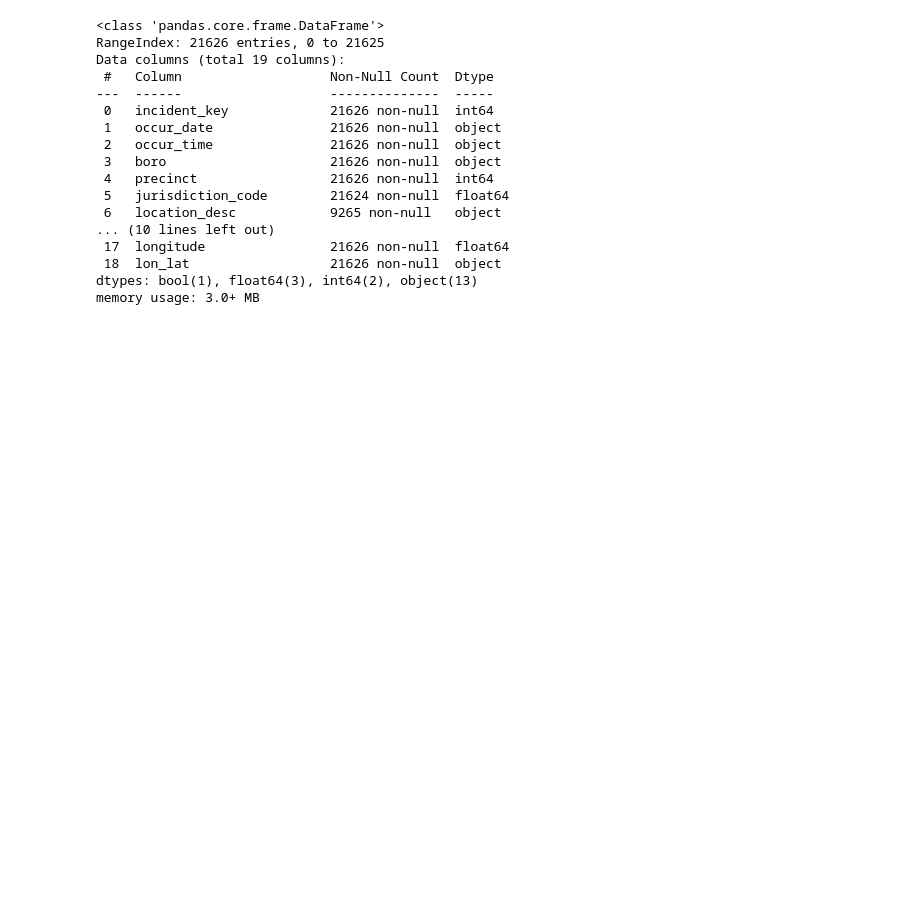
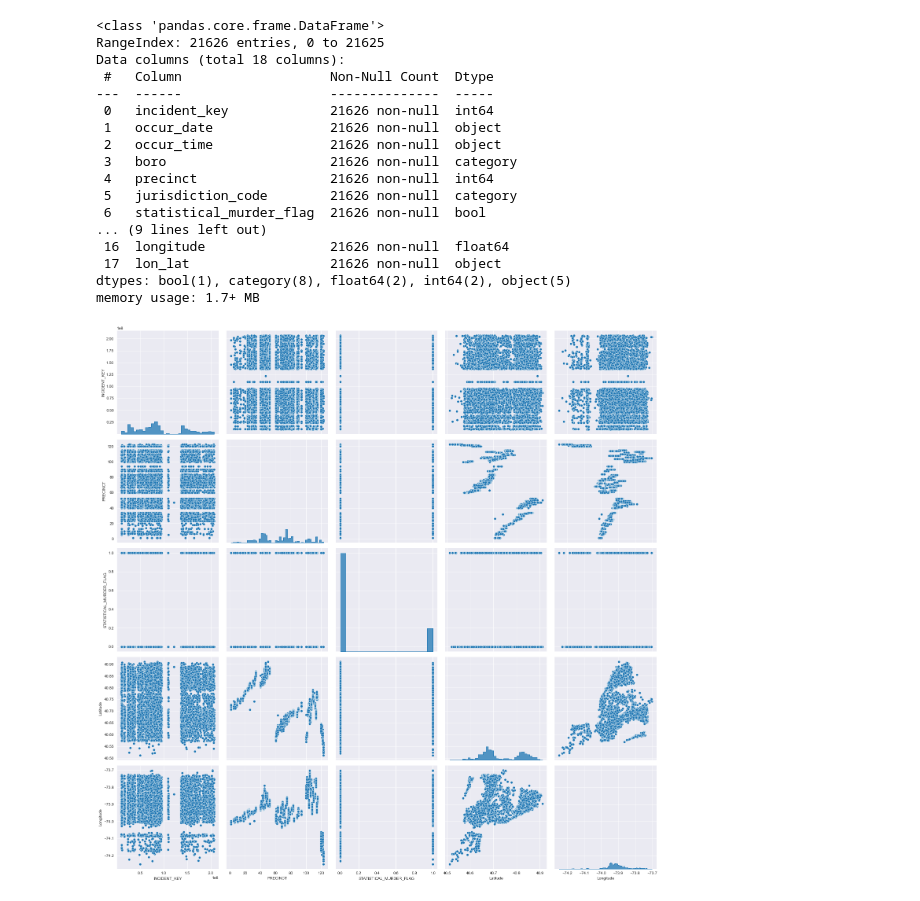
Before and after one commit to lep511/pexplorer, a Jupyter notebook: _pexplorer_test.ipynb, the cells around one changed output. Cells and saved outputs as stored; diff of their text form; code cells hidden in the pictures; blank space fills up the shorter version.

Commit message:
Change clean_nan - percent

```diff
--- a/_pexplorer_test.ipynb
+++ b/_pexplorer_test.ipynb
@@ -36,3 +36,5 @@ RangeIndex(start=0, stop=21626, step=1)
 | 17) | Latitude | float64 | 9863 | 0.000000 | 40.511586 | 40.667952 | 40.697724 | 40.823118 | 40.910819 | 40.735844 | 0.087330 | ... |
 | 18) | Longitude | float64 | 9865 | 0.000000 | -74.249304 | -73.943380 | -73.915615 | -73.882338 | -73.702048 | -73.909345 | 0.066833 | ... |
 | 19) | Lon_Lat | object | 9998 | 0.000000 | - | - | - | - | - | - | - | ... |
+# %%
+df = px.clean_nan(df, 0.4)
@@ -70,18 +83,18 @@ df.info()
 # %% [output]
 <class 'pandas.core.frame.DataFrame'>
 RangeIndex: 21626 entries, 0 to 21625
-Data columns (total 19 columns):
+Data columns (total 18 columns):
  #   Column                   Non-Null Count  Dtype
 ---  ------                   --------------  -----
  0   incident_key             21626 non-null  int64
  1   occur_date               21626 non-null  object
  2   occur_time               21626 non-null  object
- 3   boro                     21626 non-null  object
+ 3   boro                     21626 non-null  category
  4   precinct                 21626 non-null  int64
- 5   jurisdiction_code        21624 non-null  float64
- 6   location_desc            9265 non-null   object
-... (10 lines left out)
- 17  longitude                21626 non-null  float64
- 18  lon_lat                  21626 non-null  object
-dtypes: bool(1), float64(3), int64(2), object(13)
-memory usage: 3.0+ MB
+ 5   jurisdiction_code        21626 non-null  category
+ 6   statistical_murder_flag  21626 non-null  bool
+... (9 lines left out)
+ 16  longitude                21626 non-null  float64
+ 17  lon_lat                  21626 non-null  object
+dtypes: bool(1), category(8), float64(2), int64(2), object(5)
+memory usage: 1.7+ MB
@@ -87,0 +103,4 @@ memory usage: 3.0+ MB
+# %%
+px.grid_plot(df)
+# %% [output]
+[figure, added]
```
Also changed, not shown: parts of 5 cells of this notebook, 1 other file.
